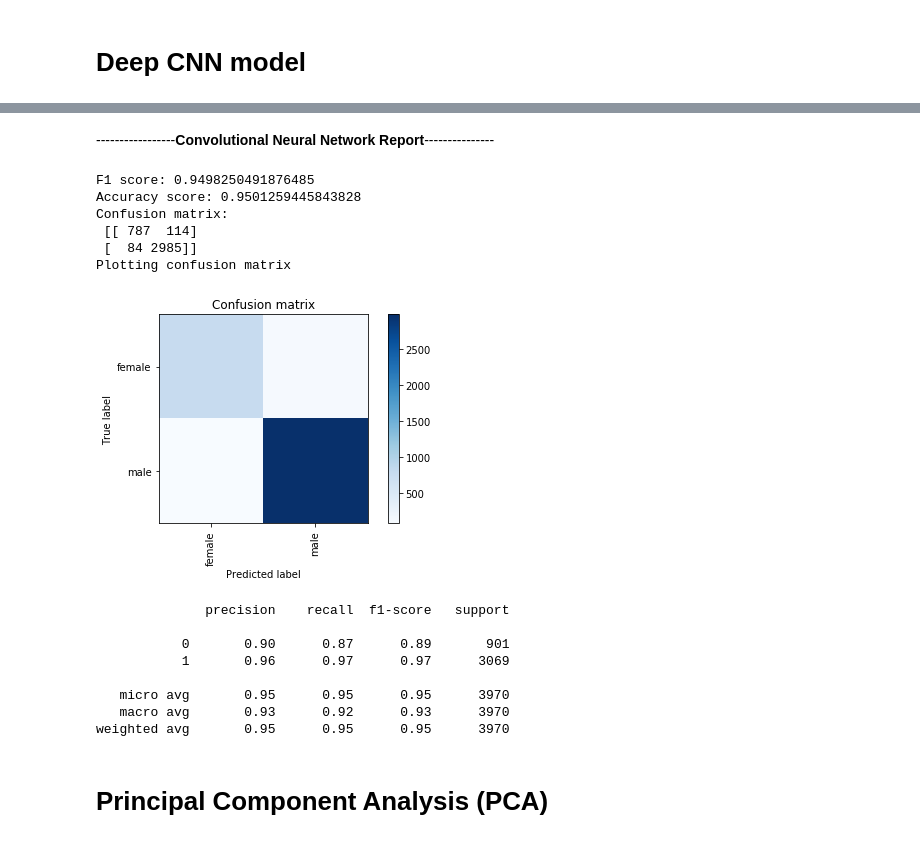
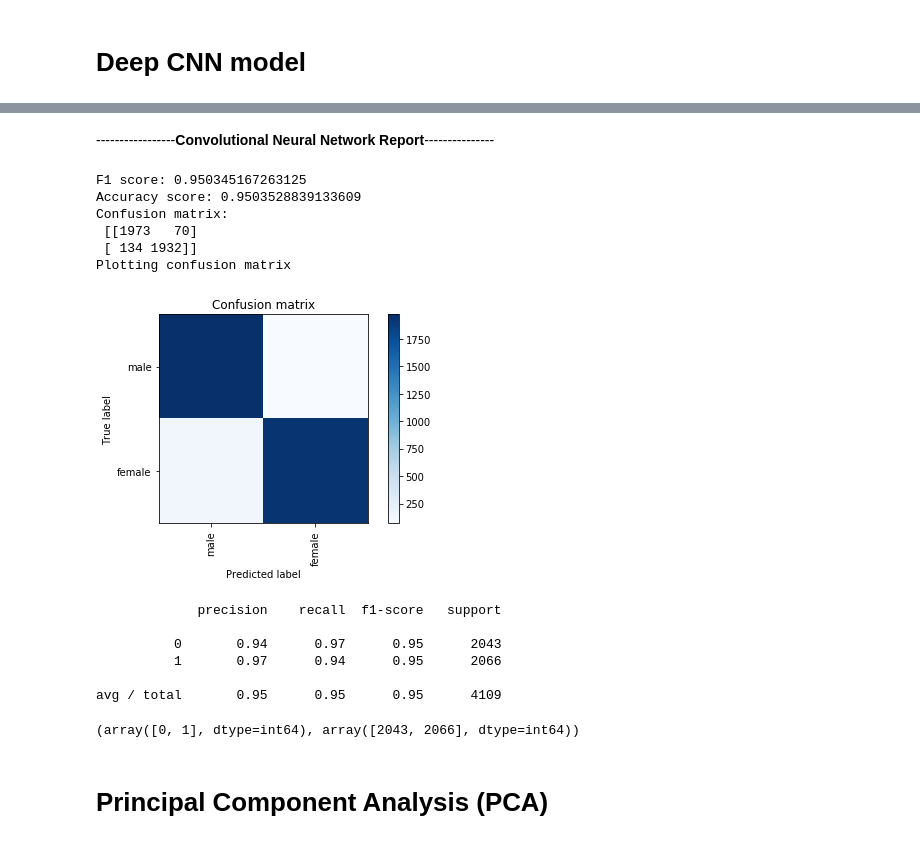
Before and after one commit to hgdangkhoi/Gender-Classification, a Jupyter notebook: Gender Classification.ipynb, the cells around one changed output, grey strips where cells are left out. Saved outputs shown, nothing was run; the diff lists cells and outputs as text; code cells hidden in the pictures.

Commit message:
Add Image Augmentation and balance data, reran CNN with 95% accuracy

```diff
--- a/Gender Classification.ipynb
+++ b/Gender Classification.ipynb
@@ -240,0 +213,9 @@ array([[0., 1.],
+# %%
+# Resize the images
+input_images_resized = []
+for each in input_images:
+    each = cv2.resize(each, (100, 100))
+    input_images_resized.append(each)
+
+input_images_resized = np.array(input_images_resized)
+input_images_resized.shape
@@ -253,5 +234,5 @@ Using TensorFlow backend.
 # %%
-x_train, x_test, y_train, y_test = train_test_split(image_array, gender_target, test_size=0.2, random_state=43)
+x_train, x_test, y_train, y_test = train_test_split(input_images_resized, output_label, test_size=0.2, random_state=43)
 #x_train, x_test, y_train, y_test = train_test_split(lfw_people.images, y, test_size=0.2, random_state=43)
 # %%
 print(x_train.shape)
@@ -277,8 +261,8 @@ array(['male', 'female', 'female', ..., 'male', 'male', 'male'],
 # %%
 # Label encode the gender
-le = preprocessing.LabelEncoder()
-y_train = le.fit_transform(y_train)
-y_test = le.fit_transform(y_test)
+#le = preprocessing.LabelEncoder()
+#y_train = le.fit_transform(y_train)
+#y_test = le.fit_transform(y_test)
 # %%
 # One hot encode the gender
 y_train = keras.utils.to_categorical(y_train, 2)
@@ -292,7 +276,7 @@ array([[0., 1.],
        [0., 1.],
        [0., 1.]], dtype=float32)
 # %%
-checkpointer = ModelCheckpoint(filepath="save/cnn_1.hdf5", verbose=0, save_best_only=True) # save best model
+checkpointer = ModelCheckpoint(filepath="save/deepcnn.hdf5", verbose=0, save_best_only=True) # save best model
 #input_shape = (250, 250, 3)
 input_shape = (100, 100, 3)
 learning_rate = 0.001
@@ -325,9 +309,9 @@ model.compile(loss="categorical_crossentropy", optimizer=Adam(lr=learning_rate),
 
 monitor = EarlyStopping(monitor='val_loss', min_delta=1e-3, patience=5, verbose=1, mode='auto')
 
-model.fit(x_train,y_train, validation_data=(x_test,y_test), callbacks=[monitor,checkpointer],verbose=1,epochs=50, batch_size=64, shuffle=True)    # Verbosity mode. 0 = silent, 1 = progress bar, 2 = one line per epoch.
+model.fit(x_train,y_train, validation_split=0.2, callbacks=[monitor,checkpointer],verbose=1,epochs=50, batch_size=64, shuffle=True)    # Verbosity mode. 0 = silent, 1 = progress bar, 2 = one line per epoch.
 
 print('Training finished...Loading the best model')
 print()
-model.load_weights('save/cnn_1.hdf5') # load weights from best model
+model.load_weights('save/deepcnn.hdf5') # load weights from best model
 # %% [output]
@@ -371,39 +355,41 @@ _________________________________________________________________
 # %%
 cnn_pred = model.predict(x_test)
 cnn_pred = np.argmax(cnn_pred,axis=1)
 y_true = np.argmax(y_test,axis=1)
 
 cnn_f1 = metrics.f1_score(y_true, cnn_pred, average= "weighted")
 cnn_accuracy = metrics.accuracy_score(y_true, cnn_pred)
 cnn_cm = metrics.confusion_matrix(y_true, cnn_pred)
 printmd("-----------------**Convolutional Neural Network Report**---------------")
 print("F1 score: {}".format(cnn_f1))
 print("Accuracy score: {}".format(cnn_accuracy))
 print("Confusion matrix: \n", cnn_cm)
 print('Plotting confusion matrix')
 
 plt.figure()
-plot_confusion_matrix(cnn_cm, ["female", "male"])
+plot_confusion_matrix(cnn_cm, ["male", "female"])
 plt.show()
 
 print(metrics.classification_report(y_true, cnn_pred))
 # %% [output]
 -----------------**Convolutional Neural Network Report**---------------
-F1 score: 0.9498250491876485
-Accuracy score: 0.9501259445843828
+F1 score: 0.950345167263125
+Accuracy score: 0.9503528839133609
 Confusion matrix:
- [[ 787  114]
- [  84 2985]]
+ [[1973   70]
+ [ 134 1932]]
 Plotting confusion matrix
-[figure, old version]
+[figure, new version]
-              precision    recall  f1-score   support
+             precision    recall  f1-score   support
 
-           0       0.90      0.87      0.89       901
-           1       0.96      0.97      0.97      3069
+          0       0.94      0.97      0.95      2043
+          1       0.97      0.94      0.95      2066
 
-   micro avg       0.95      0.95      0.95      3970
-   macro avg       0.93      0.92      0.93      3970
-weighted avg       0.95      0.95      0.95      3970
+avg / total       0.95      0.95      0.95      4109
+# %%
+np.unique(y_true, return_counts=True)
+# %% [output]
+(array([0, 1], dtype=int64), array([2043, 2066], dtype=int64))
 # %% [markdown]
 # Principal Component Analysis (PCA)
 # %%
```
Also changed, not shown: parts of 52 cells of this notebook, 1 other file.
